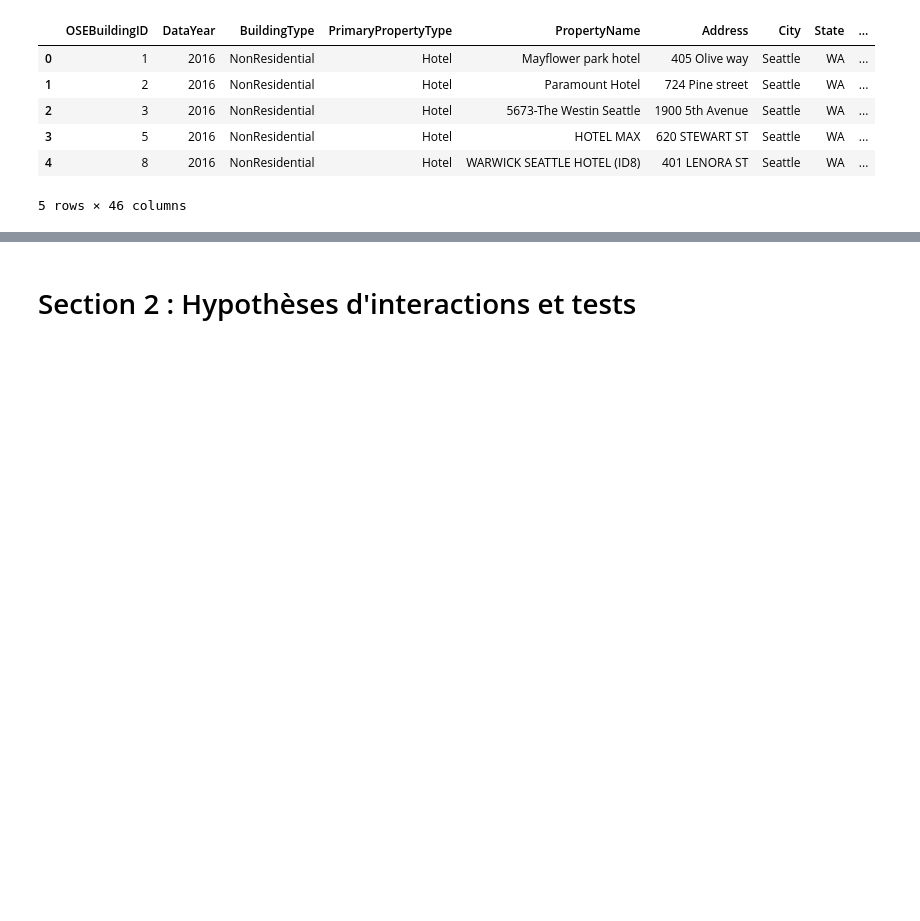
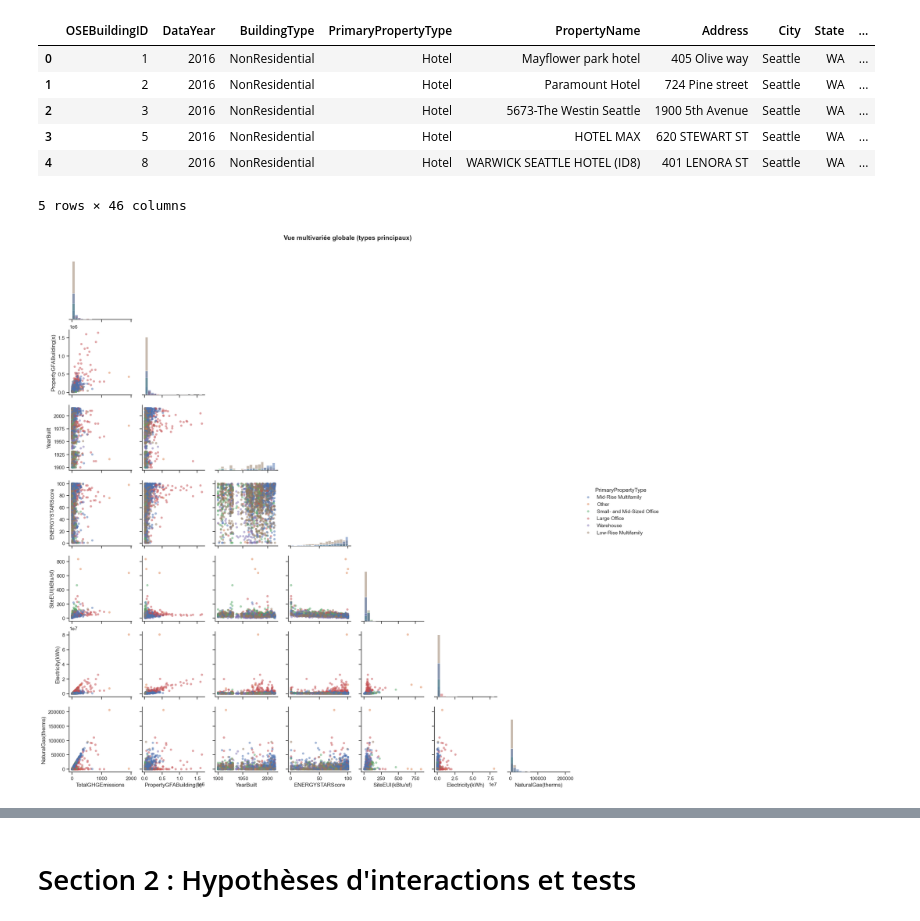
Before and after one commit to Ben10-som/ML-prediction-CO2, a Jupyter notebook: notebooks/04_multivariate_full_analysis.ipynb, the cells around one changed output, grey strips where cells are left out. Cells and saved outputs as stored; diff of their text form; code cells hidden in the pictures; blank space fills up the shorter version.

Commit message:
eda: ajout du pairplot multivarié et observations clés au niveau de la section 01 du notebook 04

```diff
--- a/notebooks/04_multivariate_full_analysis.ipynb
+++ b/notebooks/04_multivariate_full_analysis.ipynb
@@ -124,3 +124,49 @@ df_raw.head()
 | 3 | 5 | 2016 | NonResidential | Hotel | HOTEL MAX | 620 STEWART ST | Seattle | WA | ... |
 | 4 | 8 | 2016 | NonResidential | Hotel | WARWICK SEATTLE HOTEL (ID8) | 401 LENORA ST | Seattle | WA | ... |
 5 rows × 46 columns
+# %%
+import seaborn as sns
+import matplotlib.pyplot as plt
+
+# Variables à tracer
+cols_num = [
+    "TotalGHGEmissions",
+    "PropertyGFABuilding(s)",
+    "YearBuilt",
+    "ENERGYSTARScore",
+    "SiteEUI(kBtu/sf)",
+    "Electricity(kWh)",
+    "NaturalGas(therms)",
+]
+
+hue_col = "PrimaryPropertyType"
+
+# Sous-échantillon des catégories les plus fréquentes pour garder de la lisibilité
+top_k = 6
+top_types = (
+    df_raw[hue_col]
+    .value_counts()
+    .head(top_k)
+    .index
+)
+
+df_plot = (
+    df_raw[df_raw[hue_col].isin(top_types)]
+    .dropna(subset=cols_num + [hue_col])
+)
+
+sns.set_theme(style="ticks")
+pair = sns.pairplot(
+    df_plot,
+    vars=cols_num,
+    hue=hue_col,
+    diag_kind="hist",
+    corner=True,           # diagonale inférieure uniquement
+    plot_kws={"alpha": 0.5, "s": 25, "edgecolor": "none"},
+    diag_kws={"bins": 20, "edgecolor": "white"},
+    height=2.4
+)
+pair.fig.suptitle("Vue multivariée globale (types principaux)", y=1.02, fontsize=14, weight="bold")
+plt.show()
+# %% [output]
+[figure, added]
```
Also changed, not shown: parts of 2 cells of this notebook.
